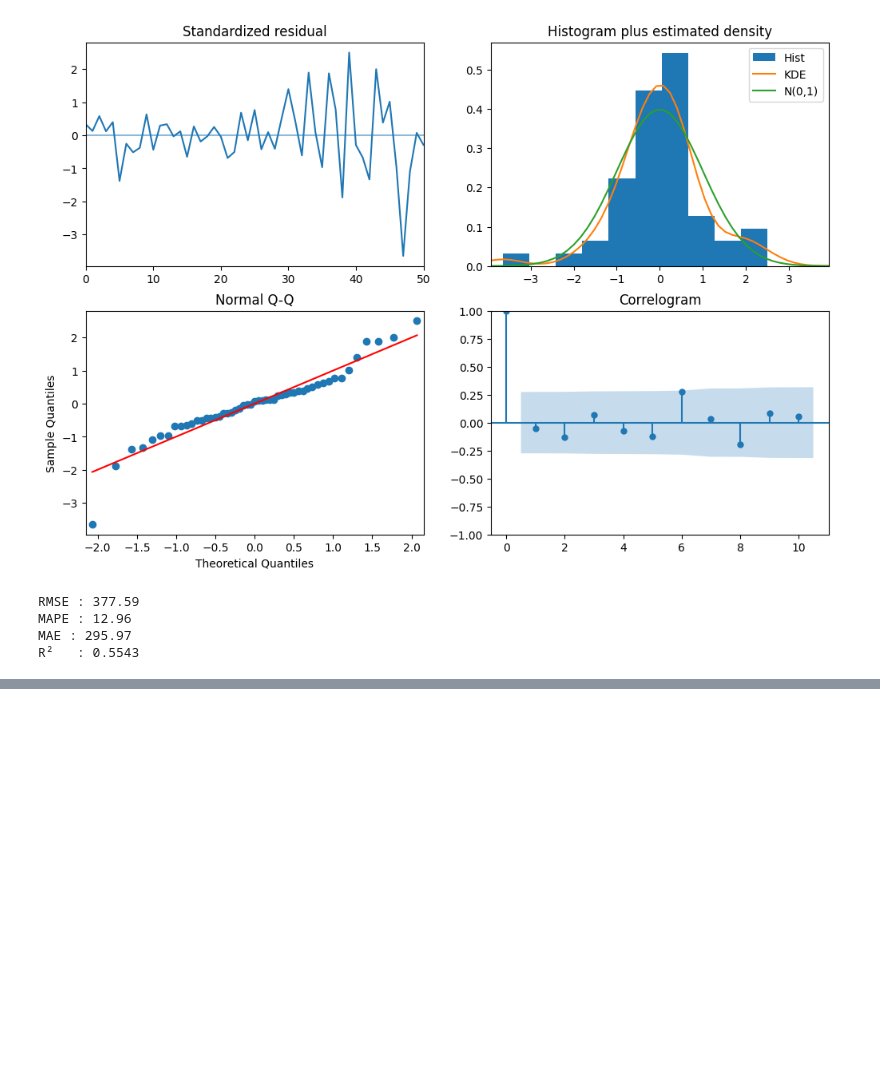
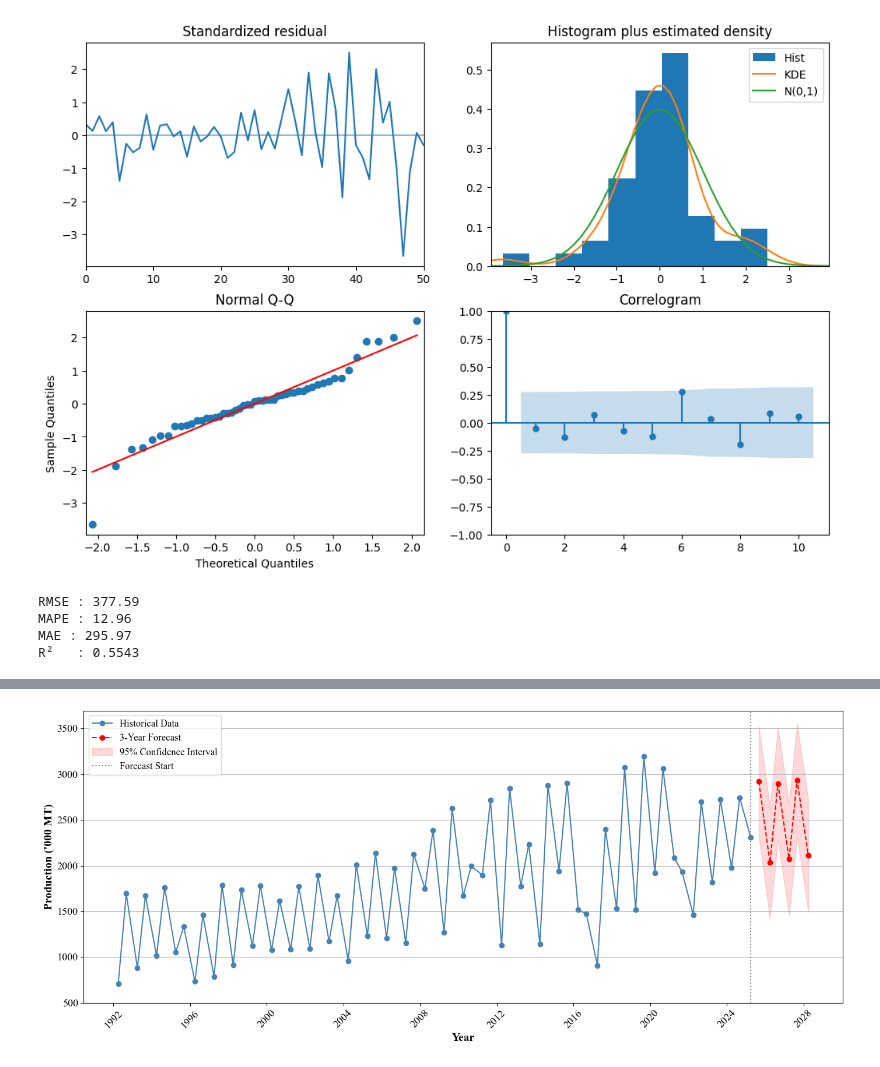
Before and after one commit to AchiniWathsala/Forecasting_Paddy_Production, a Jupyter notebook: production/sarima_production.ipynb, the cells around one changed output, grey strips where cells are left out. Drawn from its saved outputs; the diff is of its cells as text; code cells hidden in the pictures; blank space fills up the shorter version.

```diff
--- a/production/sarima_production.ipynb
+++ b/production/sarima_production.ipynb
@@ -302,3 +302,83 @@ RMSE : 377.59
 MAPE : 12.96
 MAE : 295.97
 R²   : 0.5543
+# %%
+# ── Refit on FULL Data ─────────────────────────────────────────────────────────
+auto_model.fit(ts)
+
+# ── Build Future Dates (Apr ↔ Sep alternating) ────────────────────────────────
+n_future  = 6        # 2 seasons × 3 years
+last_date = ts.index[-1]
+
+future_dates = []
+current = last_date
+
+for _ in range(n_future):
+    if current.month == 4:
+        next_date = current.replace(month=9)
+    else:
+        next_date = current.replace(month=4, year=current.year + 1)
+    future_dates.append(next_date)
+    current = next_date
+
+future_dates = pd.DatetimeIndex(future_dates)
+
+# ── Forecast + Confidence Intervals ───────────────────────────────────────────
+future_forecast, conf_int = auto_model.predict(
+    n_periods=n_future,
+    return_conf_int=True
+)
+
+pred_vals = np.array(future_forecast).round(2)
+lower     = conf_int[:, 0].round(2)
+upper     = conf_int[:, 1].round(2)
+
+# ── Build Forecast DataFrame ──────────────────────────────────────────────────
+future_df = pd.DataFrame({
+    'Prediction' : pred_vals,
+    'Lower_95'   : lower,
+    'Upper_95'   : upper
+}, index=future_dates)
+
+future_df['Season'] = np.where(future_dates.month == 4, 'Yala', 'Maha')
+
+future_df['Year'] = np.where(
+    future_dates.month == 4,
+    future_dates.year,
+    future_dates.year + 1
+)
+
+future_df = future_df[['Year', 'Season', 'Prediction', 'Lower_95', 'Upper_95']]
+
+print("\n3-Year Future Forecast:")
+print(future_df.to_string())
+
+# ── Plot ───────────────────────────────────────────────────────────────────────
+plt.figure(figsize=(14, 6))
+
+plt.plot(ts.index, ts,
+         label="Historical Data",
+         marker="o", linewidth=1.5, color='steelblue')
+
+plt.plot(future_dates, pred_vals,
+         label="3-Year Forecast",
+         marker="o", linewidth=1.5, color="red", linestyle='--')
+
+plt.fill_between(future_dates, lower, upper,
+                 color="red", alpha=0.15,
+                 label="95% Confidence Interval")
+
+plt.axvline(x=last_date, color='gray',
+            linestyle=':', linewidth=1.5,
+            label='Forecast Start')
+
+plt.xlabel("Year",                 fontsize=14, fontweight='bold', fontname='Times New Roman')
+plt.ylabel("Production ('000 MT)", fontsize=14, fontweight='bold', fontname='Times New Roman')
+plt.legend(prop={'size': 12, 'family': 'Times New Roman'})
+plt.grid(axis='y')
+plt.xticks(rotation=45, fontsize=13, fontname='Times New Roman')
+plt.yticks(fontsize=13, fontname='Times New Roman')
+plt.ylim(500,)
+plt.tight_layout()
+plt.show()
+# %% [output]
@@ -304,0 +393 @@ R²   : 0.5543
+[figure, added]
```
Also changed, not shown: parts of 4 cells of this notebook, 19 other files.
